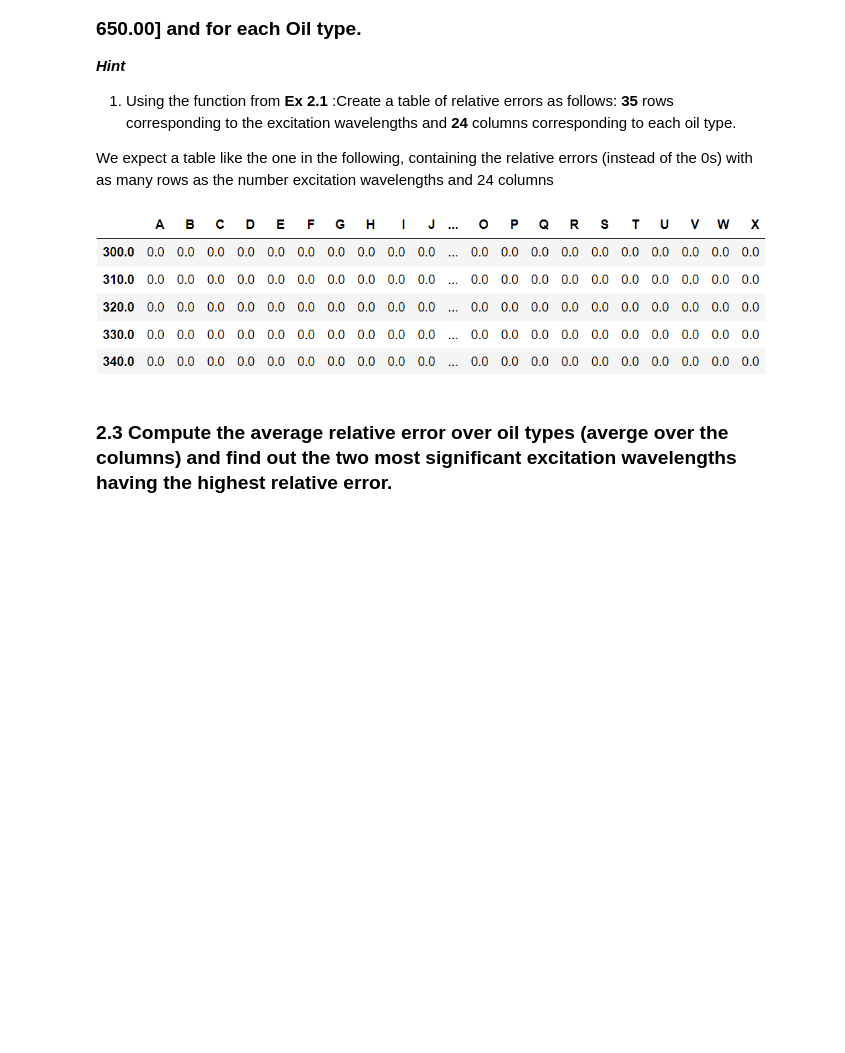
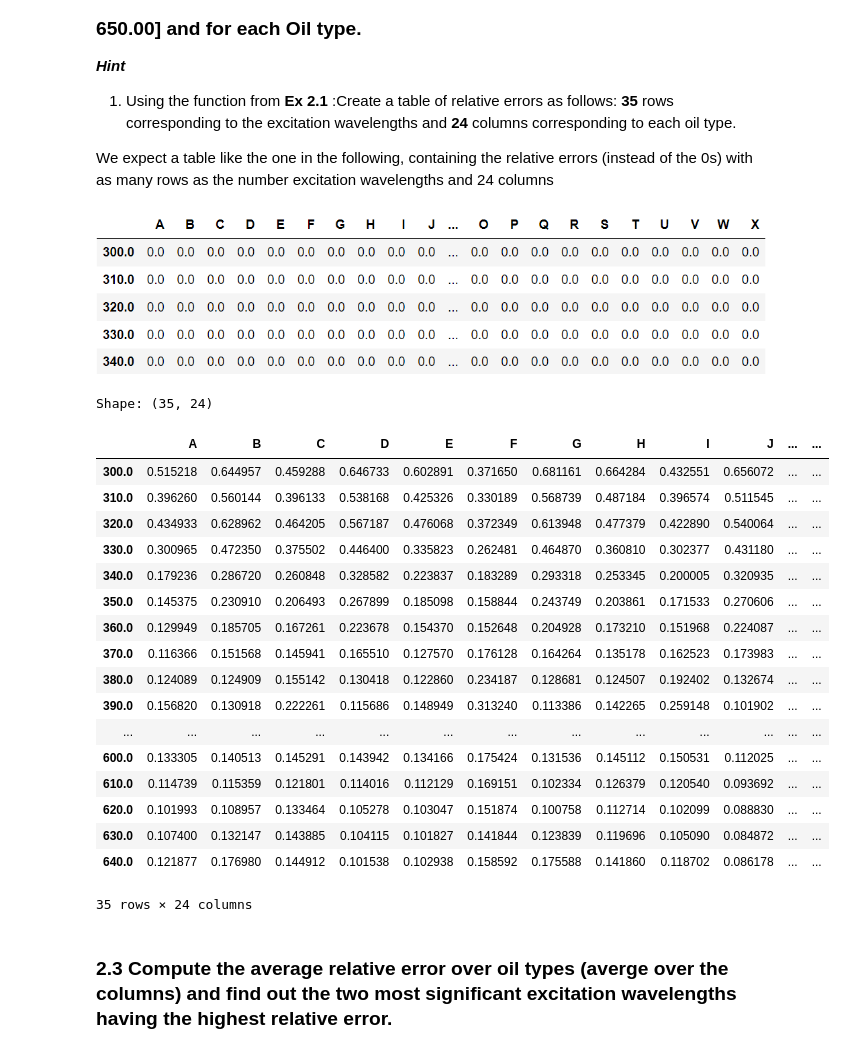
Before and after one commit to slymachenko/olive-oil-quality-prediction, a Jupyter notebook: main.ipynb, the cells around one changed output. Drawn from its saved outputs; the diff is of its cells as text; code cells hidden in the pictures; blank space fills up the shorter version.

```diff
--- a/main.ipynb
+++ b/main.ipynb
@@ -300,8 +300,8 @@ plt.show()
 1. Create **24** subplots: 1 for each Oil type.
 2. For a given oil type, plot the intensity at aging step 0 and aging step 9 in the **same** subplot, namely the y-axis of the subplot is the intensity and x-axis is the emission wavelenth.
 # %%
-oil_types = list(string.ascii_uppercase[:24])
-aging_steps_13 = ['0', '9']
+oil_types: list[str] = list(string.ascii_uppercase[:24])
+aging_steps_13: list[str] = ['0', '9']
 
 fig, axes = plt.subplots(4, 6, figsize=(24, 16))    # This can be 4x6 or 6x4, choose any if you don't like this one.
 axes = axes.flatten()   # Use this to index everything literally instead of using double indexes.
@@ -410,3 +416,26 @@ We expect a table like the one in the following, containing the relative errors
+# %%
+print(f"Shape: {df.shape}")
+df
+# %% [output]
+Shape: (35, 24)
+|  | A | B | C | D | E | F | G | H | I | J | ... | ... |
+| 300.0 | 0.515218 | 0.644957 | 0.459288 | 0.646733 | 0.602891 | 0.371650 | 0.681161 | 0.664284 | 0.432551 | 0.656072 | ... | ... |
+| 310.0 | 0.396260 | 0.560144 | 0.396133 | 0.538168 | 0.425326 | 0.330189 | 0.568739 | 0.487184 | 0.396574 | 0.511545 | ... | ... |
+| 320.0 | 0.434933 | 0.628962 | 0.464205 | 0.567187 | 0.476068 | 0.372349 | 0.613948 | 0.477379 | 0.422890 | 0.540064 | ... | ... |
+| 330.0 | 0.300965 | 0.472350 | 0.375502 | 0.446400 | 0.335823 | 0.262481 | 0.464870 | 0.360810 | 0.302377 | 0.431180 | ... | ... |
+| 340.0 | 0.179236 | 0.286720 | 0.260848 | 0.328582 | 0.223837 | 0.183289 | 0.293318 | 0.253345 | 0.200005 | 0.320935 | ... | ... |
+| 350.0 | 0.145375 | 0.230910 | 0.206493 | 0.267899 | 0.185098 | 0.158844 | 0.243749 | 0.203861 | 0.171533 | 0.270606 | ... | ... |
+| 360.0 | 0.129949 | 0.185705 | 0.167261 | 0.223678 | 0.154370 | 0.152648 | 0.204928 | 0.173210 | 0.151968 | 0.224087 | ... | ... |
+| 370.0 | 0.116366 | 0.151568 | 0.145941 | 0.165510 | 0.127570 | 0.176128 | 0.164264 | 0.135178 | 0.162523 | 0.173983 | ... | ... |
+| 380.0 | 0.124089 | 0.124909 | 0.155142 | 0.130418 | 0.122860 | 0.234187 | 0.128681 | 0.124507 | 0.192402 | 0.132674 | ... | ... |
+| 390.0 | 0.156820 | 0.130918 | 0.222261 | 0.115686 | 0.148949 | 0.313240 | 0.113386 | 0.142265 | 0.259148 | 0.101902 | ... | ... |
+| ... | ... | ... | ... | ... | ... | ... | ... | ... | ... | ... | ... | ... |
+| 600.0 | 0.133305 | 0.140513 | 0.145291 | 0.143942 | 0.134166 | 0.175424 | 0.131536 | 0.145112 | 0.150531 | 0.112025 | ... | ... |
+| 610.0 | 0.114739 | 0.115359 | 0.121801 | 0.114016 | 0.112129 | 0.169151 | 0.102334 | 0.126379 | 0.120540 | 0.093692 | ... | ... |
+| 620.0 | 0.101993 | 0.108957 | 0.133464 | 0.105278 | 0.103047 | 0.151874 | 0.100758 | 0.112714 | 0.102099 | 0.088830 | ... | ... |
+| 630.0 | 0.107400 | 0.132147 | 0.143885 | 0.104115 | 0.101827 | 0.141844 | 0.123839 | 0.119696 | 0.105090 | 0.084872 | ... | ... |
+| 640.0 | 0.121877 | 0.176980 | 0.144912 | 0.101538 | 0.102938 | 0.158592 | 0.175588 | 0.141860 | 0.118702 | 0.086178 | ... | ... |
+35 rows × 24 columns
 # %% [markdown]
 ### 2.3 Compute the average relative error over oil types (averge over the columns) and find out the two most significant excitation wavelengths having the highest relative error.
 # %%
```
Also changed, not shown: parts of 6 cells of this notebook.
